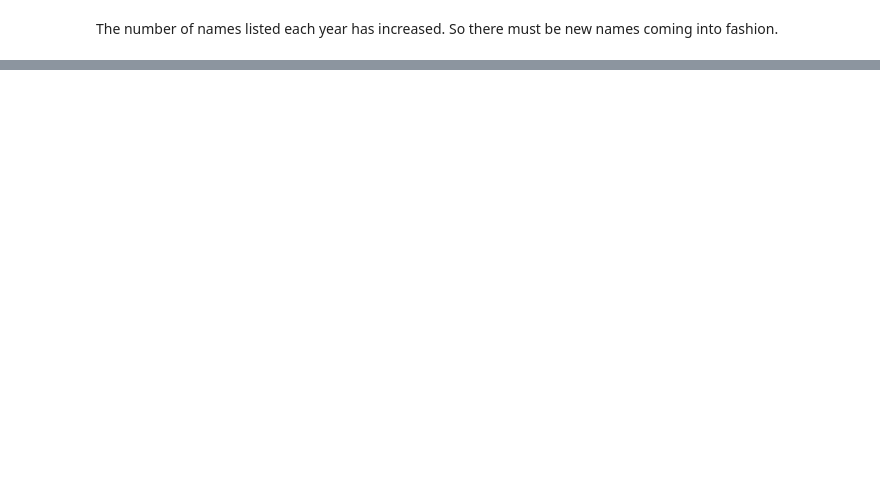
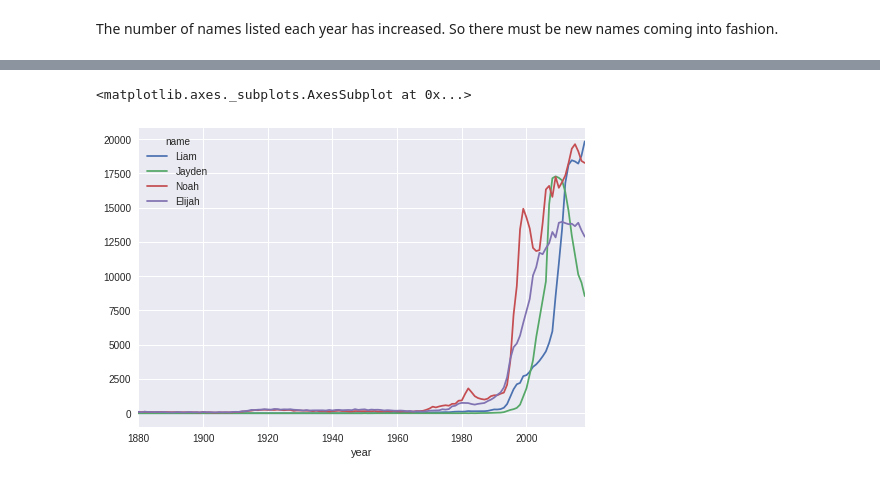
Before and after one commit to danj7/popular_baby_names, a Jupyter notebook: Baby Names - Names coming and going.ipynb, the cells around one changed output, grey strips where cells are left out. Saved outputs shown, nothing was run; the diff lists cells and outputs as text; code cells hidden in the pictures; blank space fills up the shorter version.

```diff
--- a/Baby Names - Names coming and going.ipynb
+++ b/Baby Names - Names coming and going.ipynb
@@ -98,0 +111,5 @@ namesM.head()
+# %%
+namesMperYear[['Liam', 'Jayden', 'Noah', 'Elijah']].plot()
+# %% [output]
+<matplotlib.axes._subplots.AxesSubplot at 0x...>
+[figure, added]
```
Also changed, not shown: parts of 31 cells of this notebook, 4 other files.
